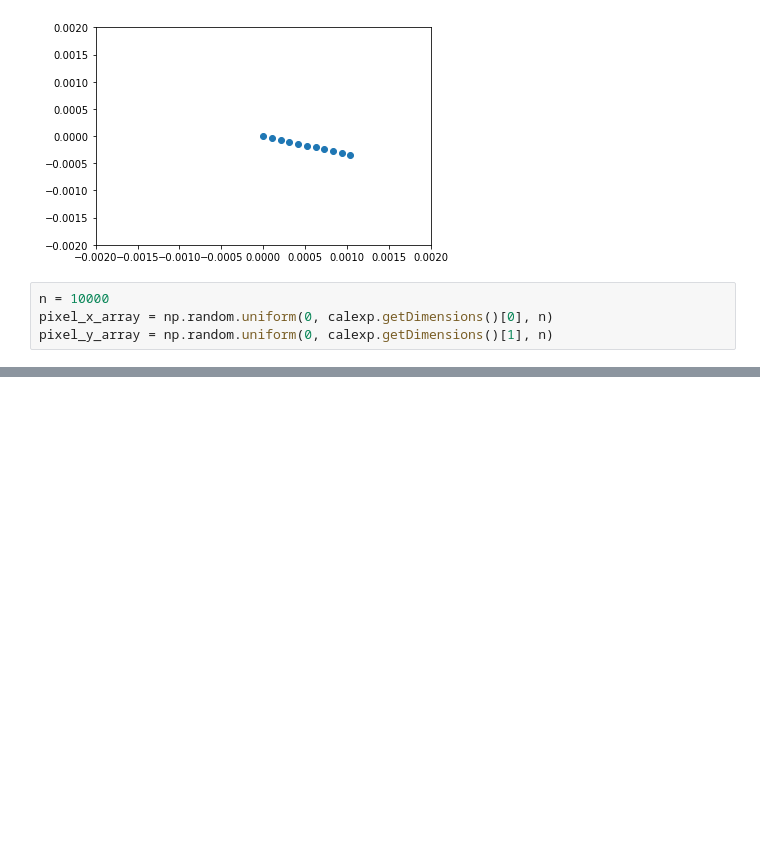
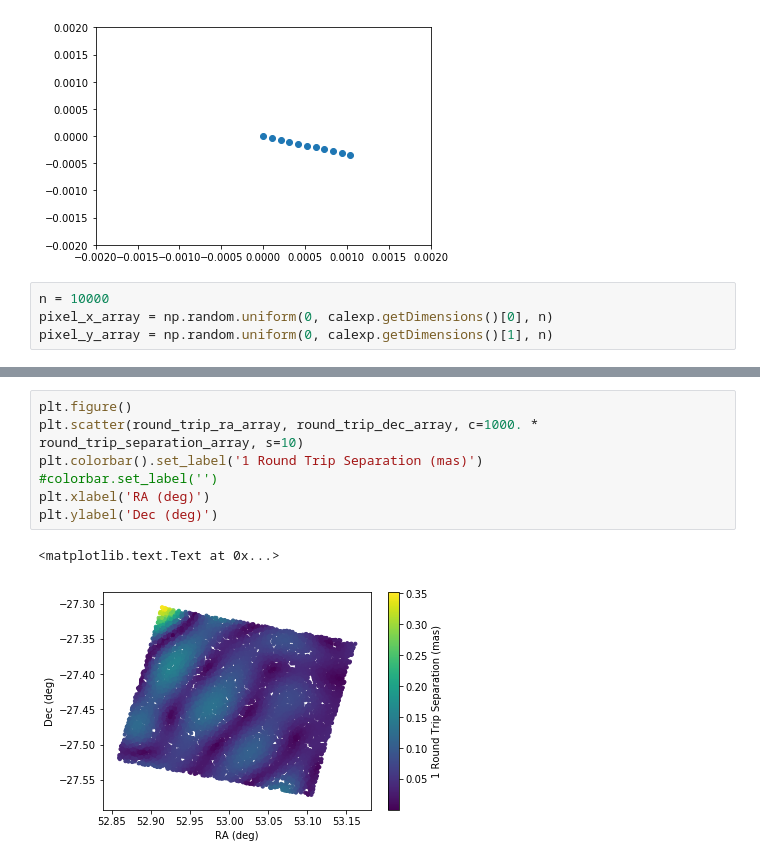
Before and after one commit to lsst-sitcom/notebooks, a Jupyter notebook: round_trip_astrometry.ipynb, the cells around one changed output, grey strips where cells are left out. Drawn from its saved outputs; the diff is of its cells as text; blank space fills up the shorter version.

```diff
--- a/round_trip_astrometry.ipynb
+++ b/round_trip_astrometry.ipynb
@@ -66,0 +72,10 @@ plt.ylabel('Pixel y')
+# %%
+plt.figure()
+plt.scatter(round_trip_ra_array, round_trip_dec_array, c=1000. * round_trip_separation_array, s=10)
+plt.colorbar().set_label('1 Round Trip Separation (mas)')
+#colorbar.set_label('')
+plt.xlabel('RA (deg)')
+plt.ylabel('Dec (deg)')
+# %% [output]
+<matplotlib.text.Text at 0x...>
+[figure, added]
```
Also changed, not shown: parts of 3 cells of this notebook.
